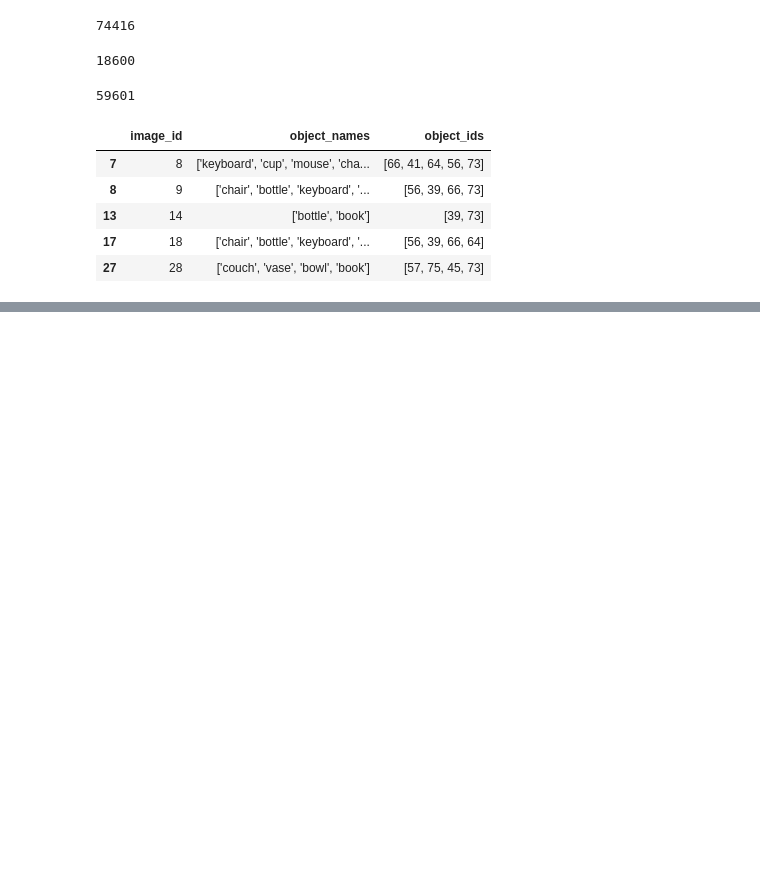
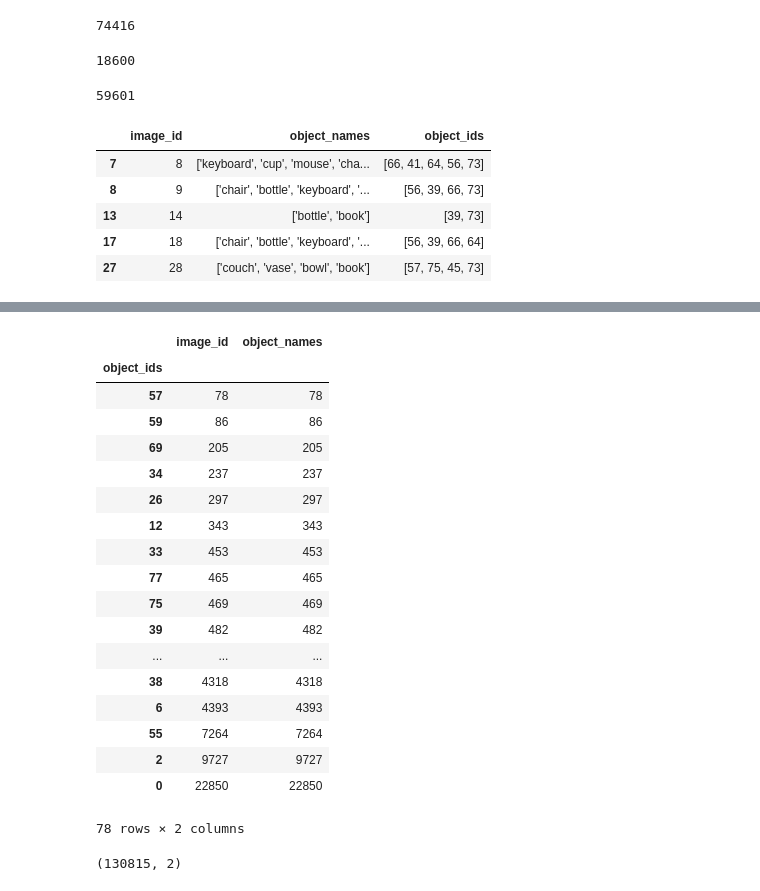
Before and after one commit to purujitgoyal/Half-Half, a Jupyter notebook: Data/visual_genome/visual_genome_dataset.ipynb, the cells around one changed output, grey strips where cells are left out. Drawn from its saved outputs; the diff is of its cells as text; code cells hidden in the pictures; blank space fills up the shorter version.

```diff
--- a/Data/visual_genome/visual_genome_dataset.ipynb
+++ b/Data/visual_genome/visual_genome_dataset.ipynb
@@ -218,0 +304,4 @@ test_vg.to_csv('./visual_genome_test_ann.csv', index=False)
+# %%
+vg_df.drop([165415], inplace=True)
+# %%
+vg_df.reset_index(drop=True, inplace=True)
@@ -218,0 +317,9 @@ test_vg.to_csv('./visual_genome_test_ann.csv', index=False)
+# %%
+for index, row in vg_df.iterrows():
+    if index % 1000 == 0:
+        print(index)
+
+    if vg_df.iloc[index, 2] == 79:
+        vg_df.iloc[index, 2] = 77
+    elif vg_df.iloc[index, 2] > 32:
+        vg_df.iloc[index, 2] -= 1
@@ -218,0 +344,22 @@ test_vg.to_csv('./visual_genome_test_ann.csv', index=False)
+# %%
+vg_df.groupby(['object_ids']).count().sort_values(by='image_id')
+# %% [output]
+|  | image_id | object_names |
+| object_ids |  |  |
+| 57 | 78 | 78 |
+| 59 | 86 | 86 |
+| 69 | 205 | 205 |
+| 34 | 237 | 237 |
+| 26 | 297 | 297 |
+| 12 | 343 | 343 |
+| 33 | 453 | 453 |
+| 77 | 465 | 465 |
+| 75 | 469 | 469 |
+| 39 | 482 | 482 |
+| ... | ... | ... |
+| 38 | 4318 | 4318 |
+| 6 | 4393 | 4393 |
+| 55 | 7264 | 7264 |
+| 2 | 9727 | 9727 |
+| 0 | 22850 | 22850 |
+78 rows × 2 columns
@@ -218,0 +368,5 @@ test_vg.to_csv('./visual_genome_test_ann.csv', index=False)
+# %%
+vg_train.shape
+# vg_train_y.shape
+# %% [output]
+(130815, 2)
```
Also changed, not shown: parts of 17 cells of this notebook, 12 other files.
